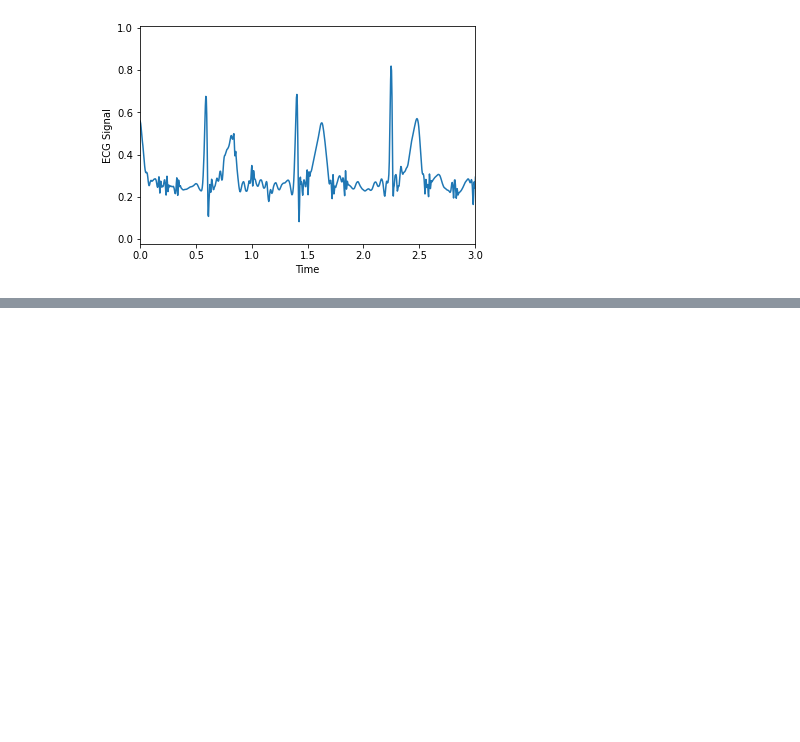
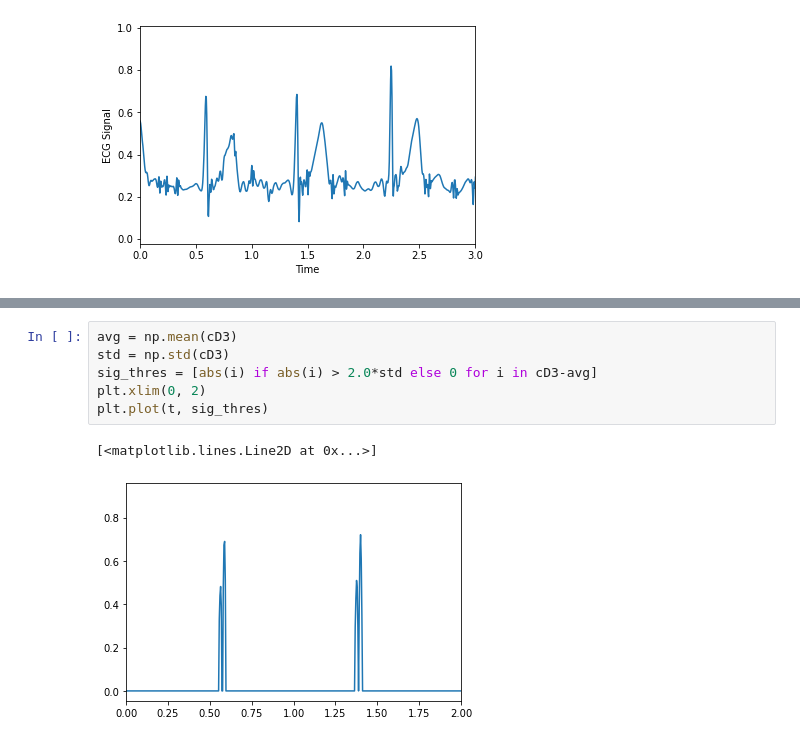
Before and after one commit to brlinbiu/stress-detector, a Jupyter notebook: quick_plot_demo.ipynb, the cells around one changed output, grey strips where cells are left out. Saved outputs shown, nothing was run; the diff lists cells and outputs as text; blank space fills up the shorter version.

```diff
--- a/quick_plot_demo.ipynb
+++ b/quick_plot_demo.ipynb
@@ -105,0 +104,9 @@ plt.plot(t, ecg)
+# %%
+avg = np.mean(cD3)
+std = np.std(cD3)
+sig_thres = [abs(i) if abs(i) > 2.0*std else 0 for i in cD3-avg]
+plt.xlim(0, 2)
+plt.plot(t, sig_thres)
+# %% [output]
+[<matplotlib.lines.Line2D at 0x...>]
+[figure, added]
```
Also changed, not shown: parts of 12 cells of this notebook, 6 other files.
